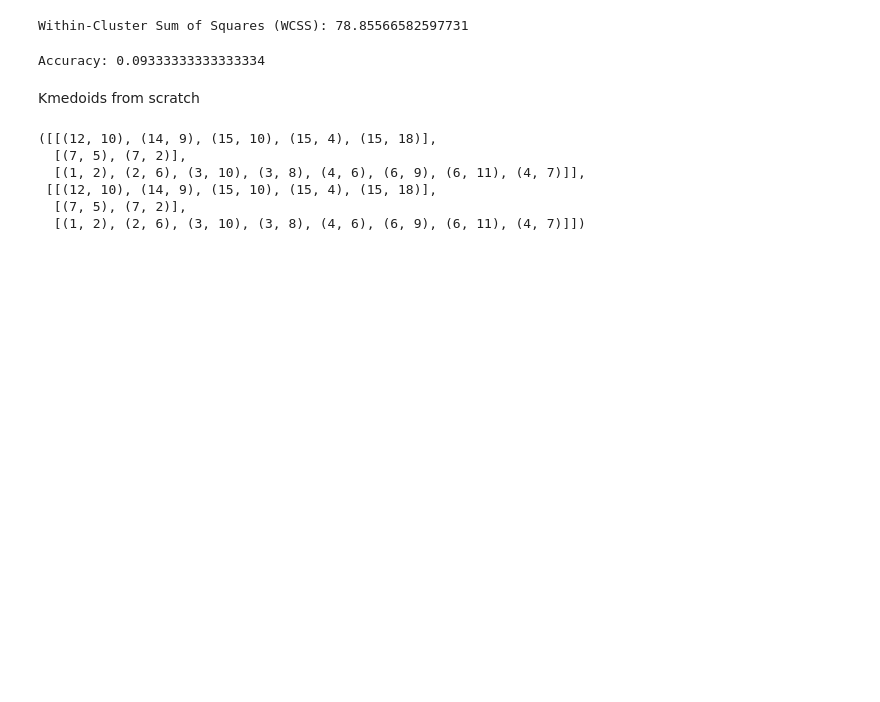
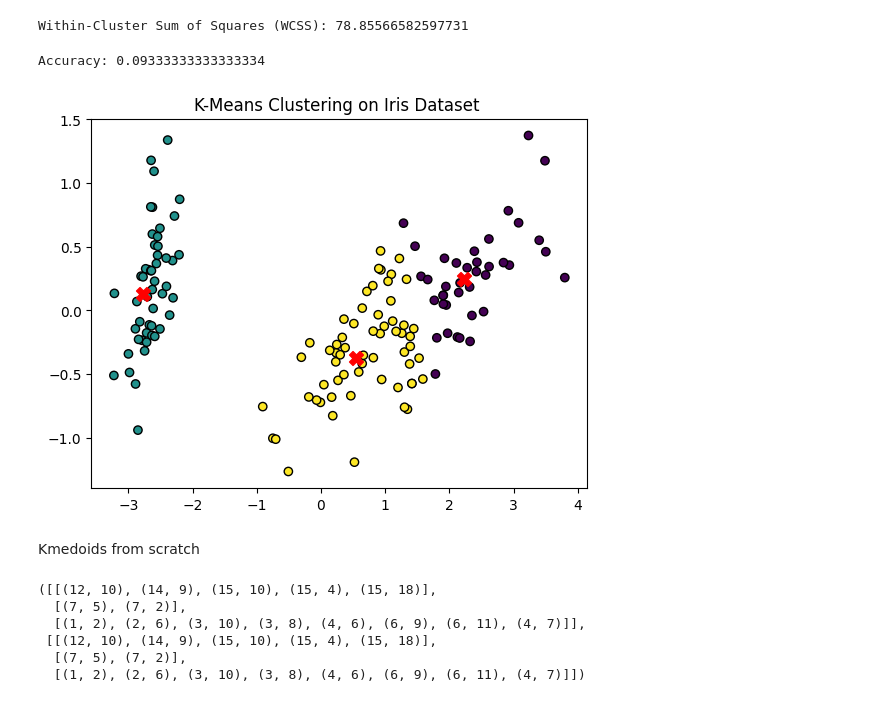
Before and after one commit to bharathS-web/ML-algo, a Jupyter notebook: 8_kmeans_Kmedoids.ipynb, the cells around one changed output. Saved outputs shown, nothing was run; the diff lists cells and outputs as text; code cells hidden in the pictures; blank space fills up the shorter version.

Commit message:
kmeans plot

```diff
--- a/8_kmeans_Kmedoids.ipynb
+++ b/8_kmeans_Kmedoids.ipynb
@@ -118,6 +118,7 @@ kmeans = KMeans(n_clusters=3, init='k-means++', random_state=42)
 kmeans.fit(X)
 
 predicted_clusters = kmeans.labels_
+labels = kmeans.labels_
 # %%
 wcss = kmeans.inertia_
 print(f"Within-Cluster Sum of Squares (WCSS): {wcss}")
@@ -131,6 +132,19 @@ accuracy = accuracy_score(y, mapped_clusters)
 print(f"Accuracy: {accuracy}")
 # %% [output]
 Accuracy: 0.09333333333333334
+# %%
+from sklearn.decomposition import PCA
+pca = PCA(n_components=2)
+X_reduced = pca.fit_transform(X)
+# %%
+plt.scatter(X_reduced[:, 0], X_reduced[:, 1], c=labels, cmap='viridis', marker='o', edgecolor='k')
+centroids = pca.fit_transform(kmeans.cluster_centers_)
+plt.scatter(centroids[:, 0], centroids[:, 1], c='red', s=100, alpha=1, marker='X')
+
+plt.title('K-Means Clustering on Iris Dataset ')
+plt.show()
+# %% [output]
+[figure, added]
 # %% [markdown]
 Kmedoids from scratch
 # %%
```
